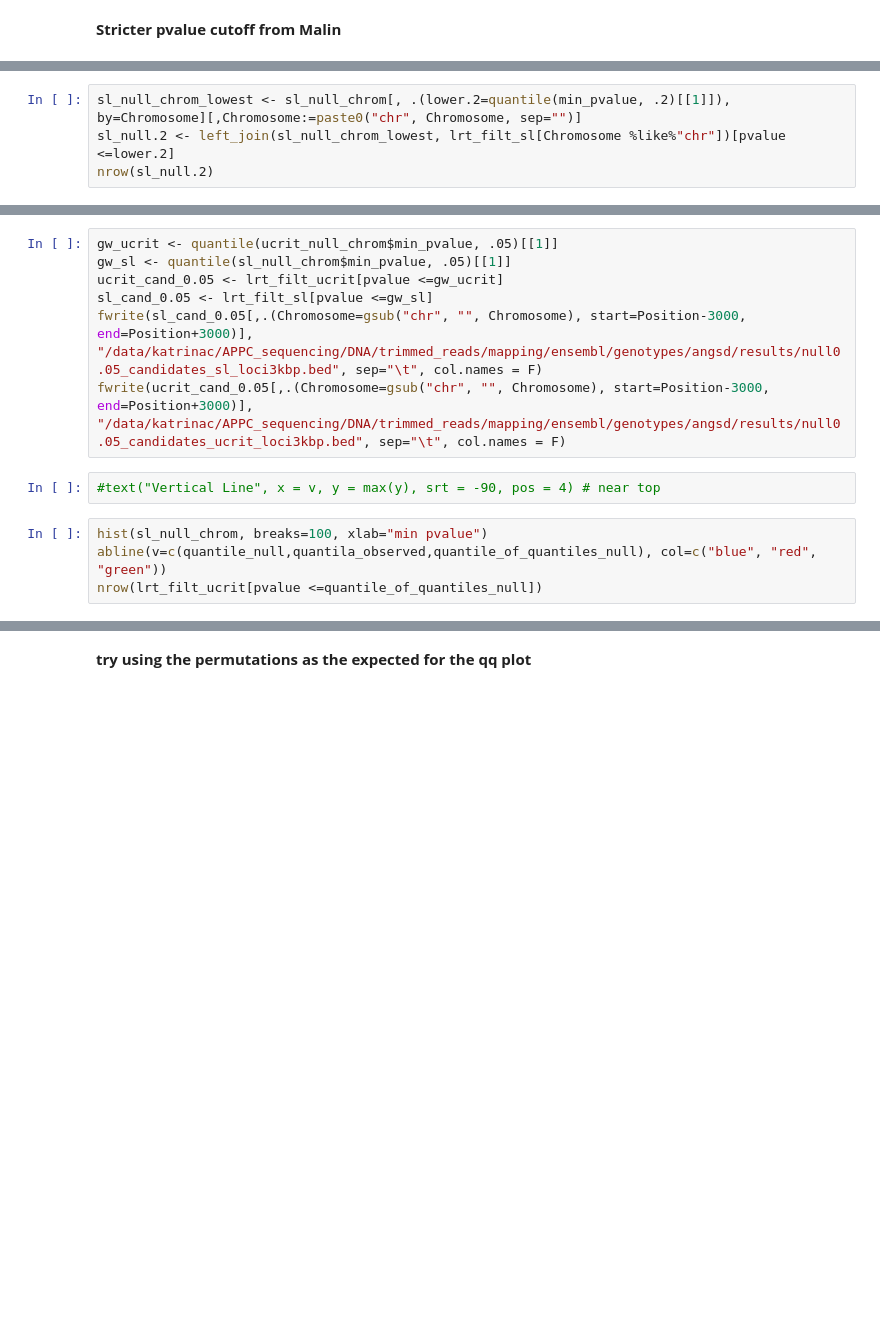
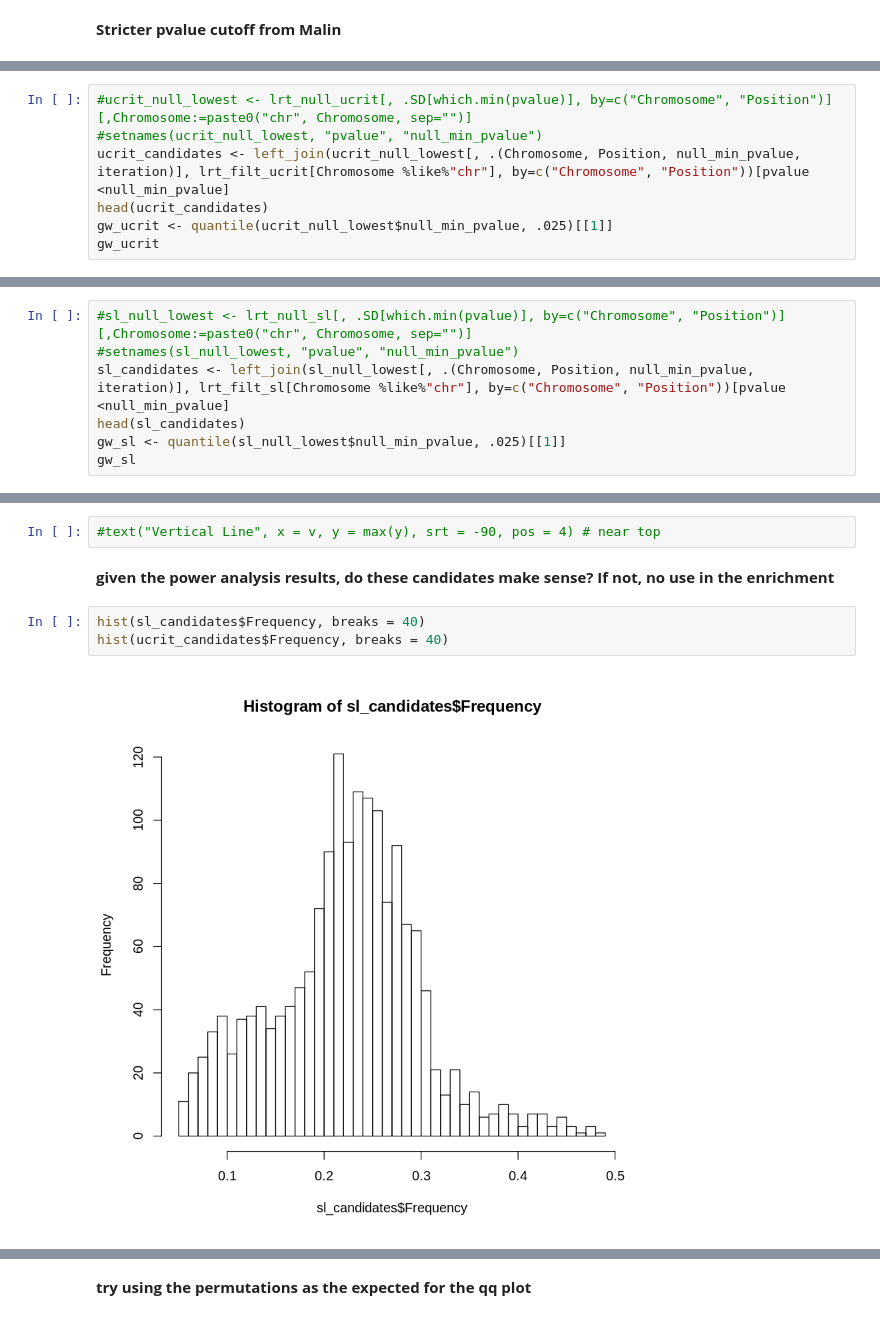
Before and after one commit to katcatalano/ClownfishGWAS, a Jupyter notebook: notebooks/plot_pcangsd_assoc.ipynb, the cells around one changed output, grey strips where cells are left out. Cells and saved outputs as stored; diff of their text form; blank space fills up the shorter version.

```diff
--- a/notebooks/plot_pcangsd_assoc.ipynb
+++ b/notebooks/plot_pcangsd_assoc.ipynb
@@ -402,0 +420,7 @@ Joining, by = "Chromosome"
+# %%
+#ucrit_null_lowest <- lrt_null_ucrit[, .SD[which.min(pvalue)], by=c("Chromosome", "Position")][,Chromosome:=paste0("chr", Chromosome, sep="")]
+#setnames(ucrit_null_lowest, "pvalue", "null_min_pvalue")
+ucrit_candidates <- left_join(ucrit_null_lowest[, .(Chromosome, Position, null_min_pvalue, iteration)], lrt_filt_ucrit[Chromosome %like%"chr"], by=c("Chromosome", "Position"))[pvalue <null_min_pvalue]
+head(ucrit_candidates)
+gw_ucrit <- quantile(ucrit_null_lowest$null_min_pvalue, .025)[[1]]
+gw_ucrit
@@ -456,5 +456,8 @@ sl_null_chrom[, .(lower.25=quantile(min_pvalue, .025)[[1]])]
 # %%
-sl_null_chrom_lowest <- sl_null_chrom[, .(lower.2=quantile(min_pvalue, .2)[[1]]), by=Chromosome][,Chromosome:=paste0("chr", Chromosome, sep="")]
-sl_null.2 <- left_join(sl_null_chrom_lowest, lrt_filt_sl[Chromosome %like%"chr"])[pvalue <=lower.2]
-nrow(sl_null.2)
+#sl_null_lowest <- lrt_null_sl[, .SD[which.min(pvalue)], by=c("Chromosome", "Position")][,Chromosome:=paste0("chr", Chromosome, sep="")]
+#setnames(sl_null_lowest, "pvalue", "null_min_pvalue")
+sl_candidates <- left_join(sl_null_lowest[, .(Chromosome, Position, null_min_pvalue, iteration)], lrt_filt_sl[Chromosome %like%"chr"], by=c("Chromosome", "Position"))[pvalue <null_min_pvalue]
+head(sl_candidates)
+gw_sl <- quantile(sl_null_lowest$null_min_pvalue, .025)[[1]]
+gw_sl
 # %% [output]
@@ -481,13 +490,9 @@ sl_cand_0.025
-# %%
-gw_ucrit <- quantile(ucrit_null_chrom$min_pvalue, .05)[[1]]
-gw_sl <- quantile(sl_null_chrom$min_pvalue, .05)[[1]]
-ucrit_cand_0.05 <- lrt_filt_ucrit[pvalue <=gw_ucrit]
-sl_cand_0.05 <- lrt_filt_sl[pvalue <=gw_sl]
-fwrite(sl_cand_0.05[,.(Chromosome=gsub("chr", "", Chromosome), start=Position-3000, end=Position+3000)], "/data/katrinac/APPC_sequencing/DNA/trimmed_reads/mapping/ensembl/genotypes/angsd/results/null0.05_candidates_sl_loci3kbp.bed", sep="\t", col.names = F)
-fwrite(ucrit_cand_0.05[,.(Chromosome=gsub("chr", "", Chromosome), start=Position-3000, end=Position+3000)], "/data/katrinac/APPC_sequencing/DNA/trimmed_reads/mapping/ensembl/genotypes/angsd/results/null0.05_candidates_ucrit_loci3kbp.bed", sep="\t", col.names = F)
 # %%
 #text("Vertical Line", x = v, y = max(y), srt = -90, pos = 4) # near top
+# %% [markdown]
+__given the power analysis results, do these candidates make sense? If not, no use in the enrichment__
 # %%
-hist(sl_null_chrom, breaks=100, xlab="min pvalue")
-abline(v=c(quantile_null,quantila_observed,quantile_of_quantiles_null), col=c("blue", "red", "green"))
-nrow(lrt_filt_ucrit[pvalue <=quantile_of_quantiles_null])
+hist(sl_candidates$Frequency, breaks = 40)
+hist(ucrit_candidates$Frequency, breaks = 40)
+# %% [output]
+[figure, added]
```
Also changed, not shown: parts of 118 cells of this notebook, 1 other file.
